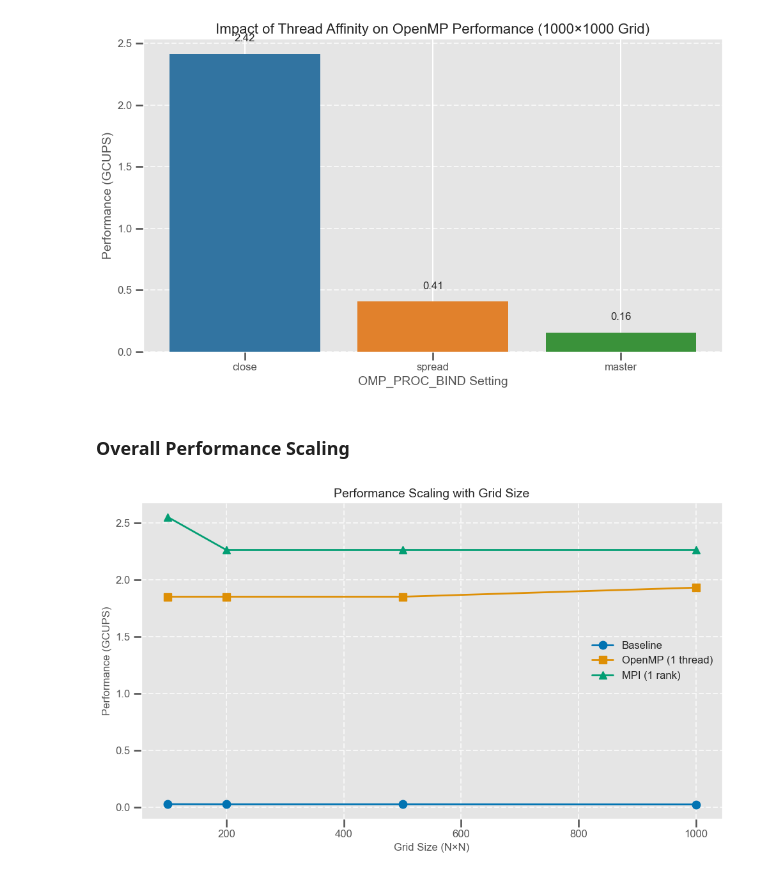
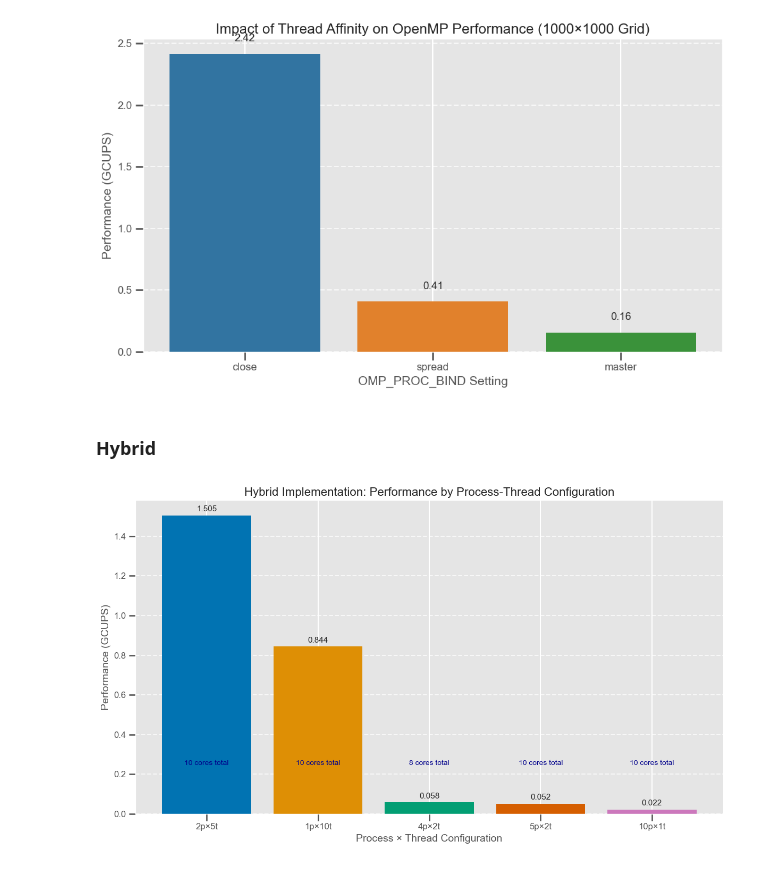
Before and after one commit to AprilQx/Advanced-Computing, a Jupyter notebook: notebook/visualization.ipynb, the cells around one changed output. Drawn from its saved outputs; the diff is of its cells as text; code cells hidden in the pictures.

```diff
--- a/notebook/visualization.ipynb
+++ b/notebook/visualization.ipynb
@@ -945,29 +897,5 @@ plt.savefig('thread_affinity_comparison.png', dpi=300)
 plt.show()
 # %% [output]
 [figure]
-# %% [markdown]
-### Overall Performance Scaling
-# %%
-# Grid sizes
-grid_sizes = [100, 200, 500, 1000]
-
-# Performance data for each implementation (GCUPS)
-base_perf = [0.027, 0.026, 0.026, 0.025]  # From base summary
-omp_perf = [1.85, 1.85, 1.85, 1.93]  # From omp summary (1 thread)
-mpi_perf = [2.55, 2.26, 2.26, 2.26]  # From mpi summary (1 rank)
-
-plt.figure(figsize=(10, 6))
-plt.plot(grid_sizes, base_perf, 'o-', linewidth=2, label='Baseline')
-plt.plot(grid_sizes, omp_perf, 's-', linewidth=2, label='OpenMP (1 thread)')
-plt.plot(grid_sizes, mpi_perf, '^-', linewidth=2, label='MPI (1 rank)')
-
-plt.title('Performance Scaling with Grid Size', fontsize=14)
-plt.xlabel('Grid Size (N×N)', fontsize=12)
-plt.ylabel('Performance (GCUPS)', fontsize=12)
-plt.grid(True, linestyle='--', alpha=0.7)
-plt.legend()
-plt.tight_layout()
-plt.savefig('grid_size_scaling.png', dpi=300)
-plt.show()
-# %% [output]
-[figure, removed]
+# %% [markdown]
+### Hybrid
@@ -973,0 +904,43 @@ plt.show()
+# %%
+# Data from summary.txt
+thread_process_data = {
+    'Configuration': ['1p×10t', '2p×5t', '4p×2t', '5p×2t', '10p×1t'],
+    'Processes': [1, 2, 4, 5, 10],
+    'Threads': [10, 5, 2, 2, 1],
+    'Total Cores': [10, 10, 8, 10, 10],
+    'Performance (GCUPS)': [0.844, 1.505, 0.058, 0.052, 0.022]
+}
+df_balance = pd.DataFrame(thread_process_data)
+# Sort by performance
+df_balance = df_balance.sort_values('Performance (GCUPS)', ascending=False)
+# %%
+# Create figure
+plt.figure(figsize=(12, 7))
+bars = plt.bar(df_balance['Configuration'], df_balance['Performance (GCUPS)'],
+       color=sns.color_palette("colorblind", len(df_balance)))
+
+plt.title('Hybrid Implementation: Performance by Process-Thread Configuration', fontsize=16)
+plt.xlabel('Process × Thread Configuration', fontsize=14)
+plt.ylabel('Performance (GCUPS)', fontsize=14)
+plt.grid(axis='y', linestyle='--', alpha=0.7)
+
+# Add values on top of bars
+for bar in bars:
+    height = bar.get_height()
+    plt.text(bar.get_x() + bar.get_width()/2., height + 0.02,
+            f'{height:.3f}', ha='center', fontsize=11)
+
+# Add total cores annotation
+for i, row in df_balance.reset_index().iterrows():
+    plt.annotate(f"{int(row['Total Cores'])} cores total",
+                xy=(i, 0.21),
+                xytext=(0, 10),
+                textcoords='offset points',
+                ha='center', fontsize=10,
+                color='darkblue')
+
+plt.tight_layout()
+plt.savefig('hybrid_thread_process_balance.png', dpi=300)
+plt.show()
+# %% [output]
+[figure, added]
```
Also changed, not shown: parts of 14 cells of this notebook, 12 other files.
